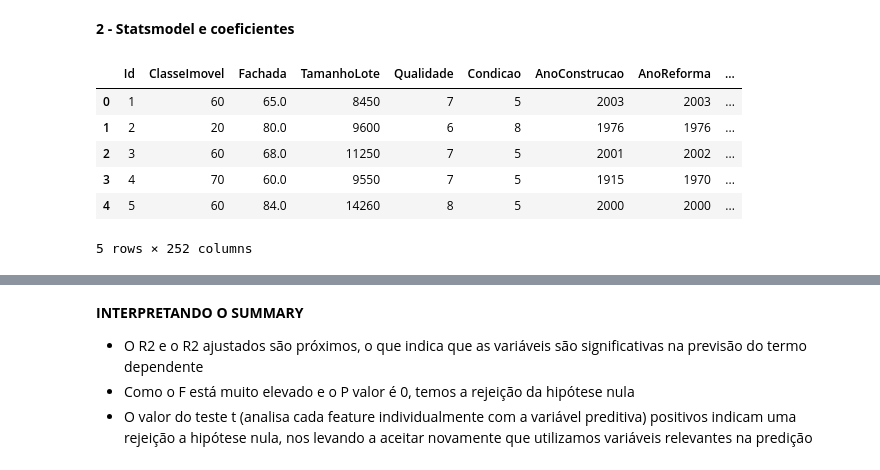
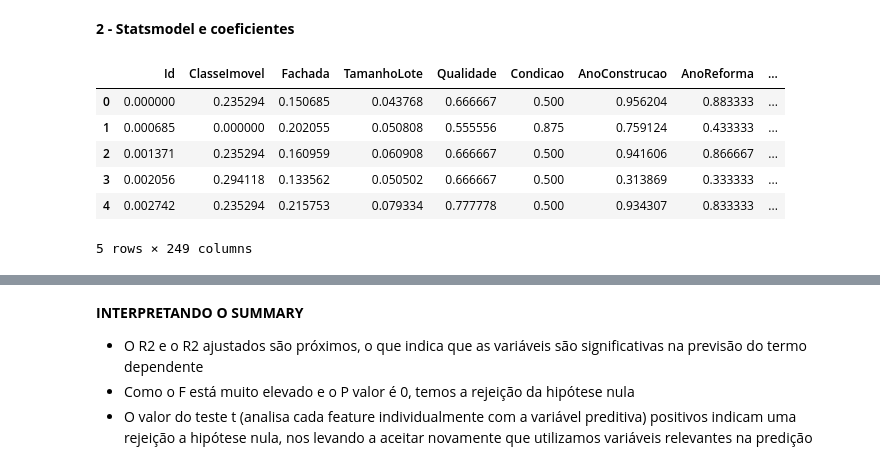
Before and after one commit to cairoegito/Previsao-de-alugueis-no-Quinto-Andar, a Jupyter notebook: Previsão_no_Quinto_Andar.ipynb, the cells around one changed output, grey strips where cells are left out. Saved outputs shown, nothing was run; the diff lists cells and outputs as text; code cells hidden in the pictures.

```diff
--- a/Previsão_no_Quinto_Andar.ipynb
+++ b/Previsão_no_Quinto_Andar.ipynb
@@ -312,3 +325,10 @@ df2.shape
+# %%
+# Definindo os objetos de normalização
+minmax_sc = MinMaxScaler()
 # %%
 #Utilizando o método OneHotEncoder para transformação em  variáveis numéricas
-df2 = pd.get_dummies(df, drop_first = True )
+df2 = pd.get_dummies(df2, drop_first = True )
+# %%
+# Aplicando o MinMaxScaler aos dados
+minmax_sc.fit(df2)
+minmax_sc.transform(df2)
@@ -318,0 +353,6 @@ df2.shape
+# %%
+# Transformando o resultado em um dataframe
+df3 = pd.DataFrame(minmax_sc.transform(df2),columns=df2.columns)
+
+# Mostrando o dataset resultante
+df3.head(3)
@@ -319,15 +365,15 @@ df2.shape
 # %% [markdown]
 **2 - Statsmodel e coeficientes**
 # %%
-df2.head()
+df3.head()
 # %% [output]
 |  | Id | ClasseImovel | Fachada | TamanhoLote | Qualidade | Condicao | AnoConstrucao | AnoReforma | ... |
-| 0 | 1 | 60 | 65.0 | 8450 | 7 | 5 | 2003 | 2003 | ... |
-| 1 | 2 | 20 | 80.0 | 9600 | 6 | 8 | 1976 | 1976 | ... |
-| 2 | 3 | 60 | 68.0 | 11250 | 7 | 5 | 2001 | 2002 | ... |
-| 3 | 4 | 70 | 60.0 | 9550 | 7 | 5 | 1915 | 1970 | ... |
-| 4 | 5 | 60 | 84.0 | 14260 | 8 | 5 | 2000 | 2000 | ... |
+| 0 | 0.000000 | 0.235294 | 0.150685 | 0.043768 | 0.666667 | 0.500 | 0.956204 | 0.883333 | ... |
+| 1 | 0.000685 | 0.000000 | 0.202055 | 0.050808 | 0.555556 | 0.875 | 0.759124 | 0.433333 | ... |
+| 2 | 0.001371 | 0.235294 | 0.160959 | 0.060908 | 0.666667 | 0.500 | 0.941606 | 0.866667 | ... |
+| 3 | 0.002056 | 0.294118 | 0.133562 | 0.050502 | 0.666667 | 0.500 | 0.313869 | 0.333333 | ... |
+| 4 | 0.002742 | 0.235294 | 0.215753 | 0.079334 | 0.777778 | 0.500 | 0.934307 | 0.833333 | ... |
-5 rows × 252 columns
+5 rows × 249 columns
 # %%
 # Separando para a predição
 
```
Also changed, not shown: parts of 14 cells of this notebook.
